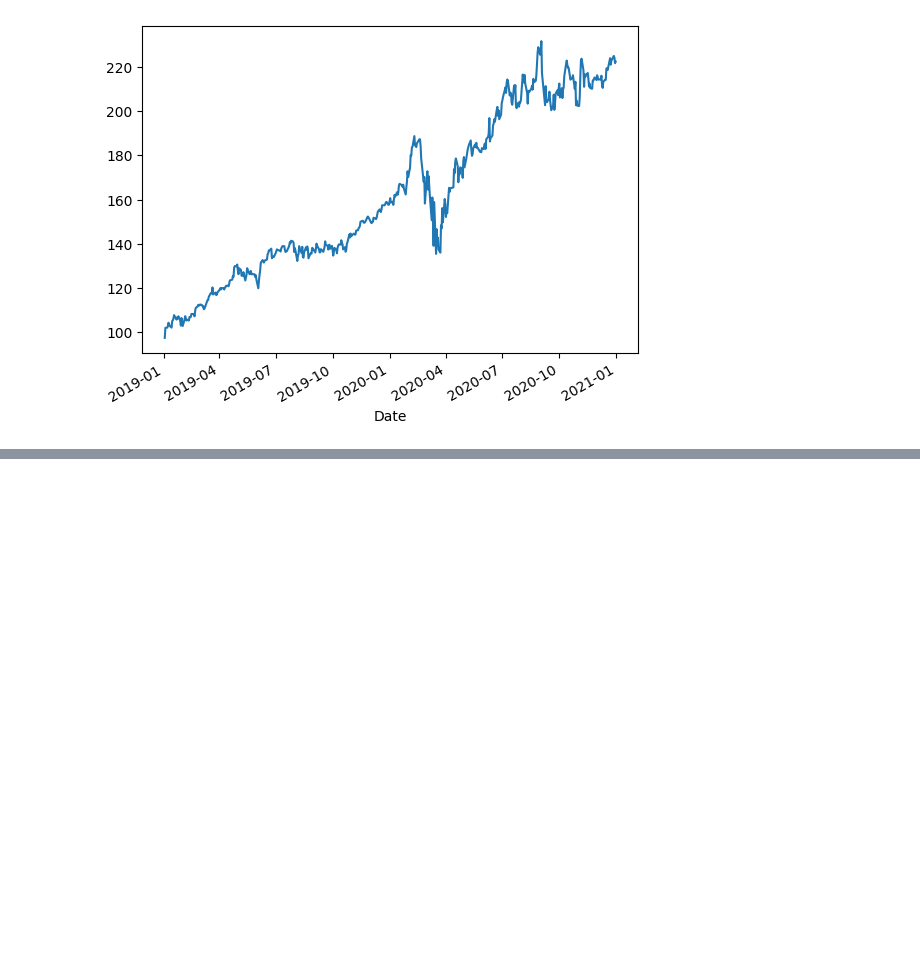
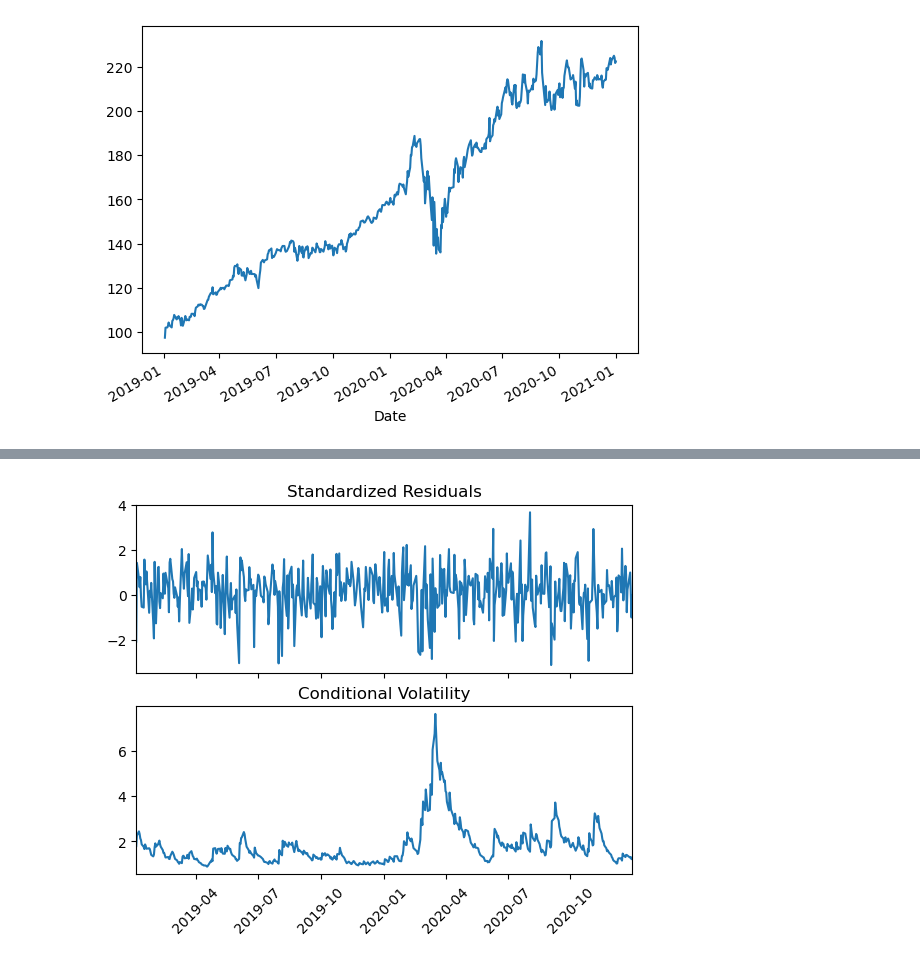
Before and after one commit to ansingh16/Time_Series_Analysis, a Jupyter notebook: Volatility_analysis.ipynb, the cells around one changed output, grey strips where cells are left out. Drawn from its saved outputs; the diff is of its cells as text; code cells hidden in the pictures; blank space fills up the shorter version.

```diff
--- a/Volatility_analysis.ipynb
+++ b/Volatility_analysis.ipynb
@@ -199,0 +332,5 @@ stocks.Close.plot()
+# %%
+# Fit GARCH model with ARMA model residuals
+_garch_model = arch_model(_model_result.resid, mean='Zero', p=1, q=1)
+_garch_result = _garch_model.fit(disp = 'off')
+print(_garch_result.summary())
@@ -199,0 +358,7 @@ stocks.Close.plot()
+# %%
+# Plot GARCH model fitted results
+_garch_result.plot()
+plt.xticks(rotation = 45)
+plt.show()
+# %% [output]
+[figure, added]
```
Also changed, not shown: parts of 28 cells of this notebook.
